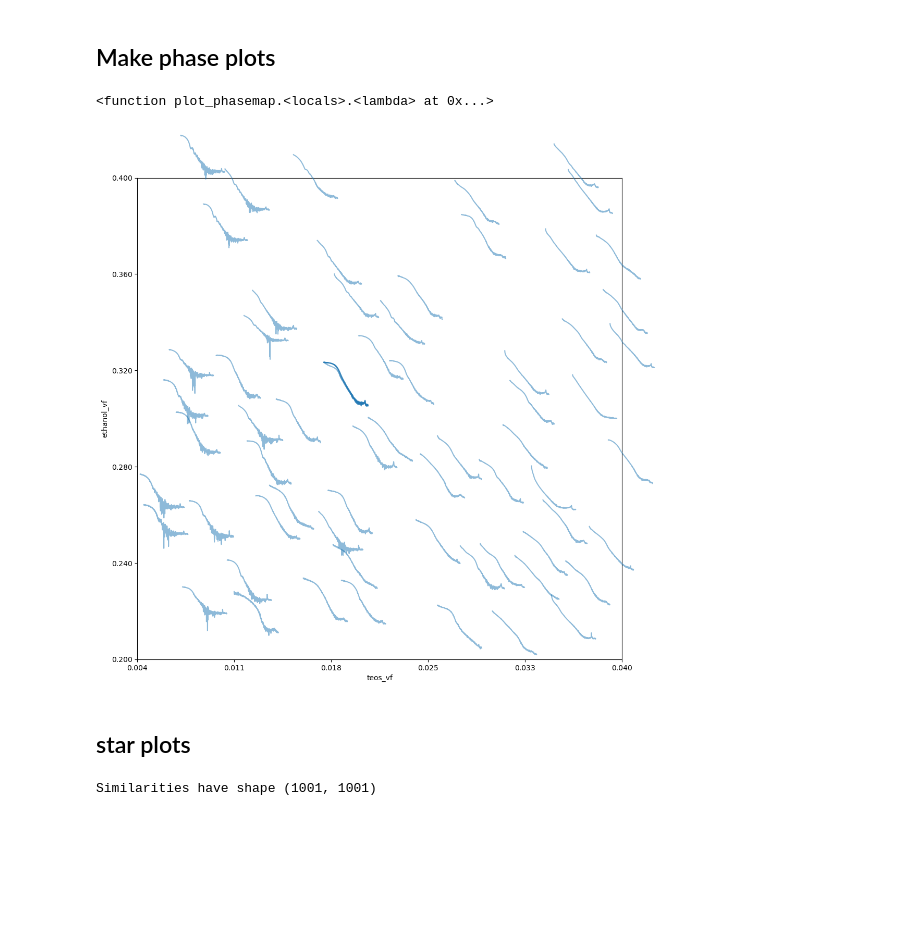
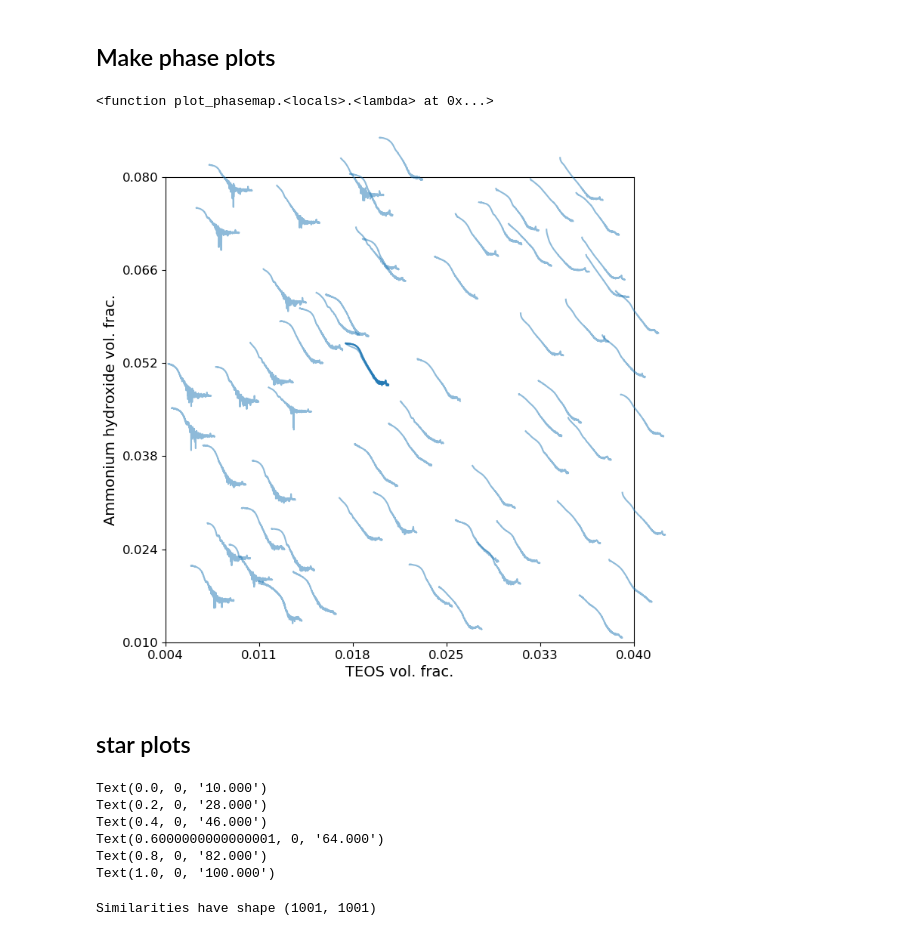
Before and after one commit to pozzo-research-group/silica-np-synthesis, a Jupyter notebook: APS_data_analysis/APS_EDA.ipynb, the cells around one changed output. Cells and saved outputs as stored; diff of their text form; code cells hidden in the pictures; blank space fills up the shorter version.

Commit message:
APS initial data exploration

```diff
--- a/APS_data_analysis/APS_EDA.ipynb
+++ b/APS_data_analysis/APS_EDA.ipynb
@@ -12,0 +14,3 @@ import pd_utils
+# %%
+q = np.logspace(-5, 1)
+I = q**-1
@@ -145,0 +157,11 @@ paths
+# %%
+for sample in sobolbatch_samples.values():
+    if sample['sample_name'] == 'SobolBatch_43':
+        fig, ax = plt.subplots()
+        q = sample['data']['Qvector_A']
+        I = sample['data']['Intensity']
+        ax.loglog(q, I, ls = '', marker = '.')
+
+        ax.set_xlabel('q [1/A]')
+        #ax.set_title(sample['sample_name'])
+        plt.savefig('sample43.png', dpi = 300)
@@ -183,7 +207,7 @@ upper_bounds = [constants['TEOS']['maximum_volume_fraction'],
                 constants['water']['maximum_volume_fraction']]
 # %%
 x_ind = 0
-y_ind = 2
+y_ind = 1
 
 
 names = ['teos_vf', 'ammonia_vf', 'ethanol_vf', 'ctab_mass', 'F127_mass', 'water_vf']
@@ -207,7 +231,7 @@ y_key = y_name
 
 
 
-fig, ax = plt.subplots(figsize = (12, 12))
+fig, ax = plt.subplots(figsize = (8, 8))
 
 c_1 = []
 s = []
@@ -228,40 +252,61 @@ for uuid_val, sample in sobolbatch_samples.items():
     #c_2.append([x_val, y_2_val])
     #colors_1.append(get_colormap_color(y_2_val, y_2_min, y_2_max))
     #colors_2.append(get_colormap_color(y_val, y_min, y_max))
 
 
 
 s = np.array(s)
 
 pd_utils.plot_phasemap(bounds, ax, c_1, s)
 #pd_utils.plot_phasemap(bounds_2, ax[1], c_2, s, colors = colors_2)
 
 
-ax.set_xlabel(f'{x_key}')
-ax.set_ylabel(f'{y_key}')
+#ax.set_xlabel(f'CTAB conc. [mg/mL]', size = 14)
+#ax.set_ylabel(f'Pluronic conc. [mg/mL]', size = 14)
+
+ax.set_xlabel(f'TEOS vol. frac.', size = 14)
+ax.set_ylabel(f'Ammonium hydroxide vol. frac.', size = 14)
+
+plt.xticks(fontsize=12)  # Set x-axis tick labels size
+plt.yticks(fontsize=12)  # Set y-axis tick labels size
 #ax[1].set_xlabel('TEOS volume fraction')
 #ax[1].set_ylabel('Ammonia volume fraction')
 
 #cmap_name = 'viridis'
 #norm = mcolors.Normalize(vmin=y_2_min, vmax=y_2_max)
 #norm2 = mcolors.Normalize(vmin=y_min, vmax = y_max)
 #cmap = cm.get_cmap(cmap_name)
 #cmap2 = cm.get_cmap(cmap_name)
 
 #cbar = fig.colorbar(cm.ScalarMappable(norm=norm, cmap=cmap), ax=ax[0])
 #cbar2 = fig.colorbar(cm.ScalarMappable(norm=norm2, cmap = cmap2), ax = ax[1])
 
 #cbar.set_label(y_2_key)
 #cbar2.set_label(y_key)
 
-
+#ax.xaxis.set_major_formatter(ticker.FuncFormatter(lambda x, _: f'{(x):.2f}'))
+#ax.yaxis.set_major_formatter(ticker.FuncFormatter(lambda y, _: f'{(y):.2f}'))
+#ax.set_xticklabels([(tick) for tick in ax.get_xticks()])
+#ax.set_yticklabels([int(tick) for tick in ax.get_yticks()])
+#ax.set_xticklabels([int(float(t.get_text())/10) for t in ax.get_xticklabels()])
+#ax.set_yticklabels([int(float(t.get_text())/10) for t in ax.get_yticklabels()])
 #fig.suptitle(plot_title)
-plt.savefig('Phaseplot_APS_ethanolTEOS.png', dpi = 300)
+plt.savefig('Phaseplot_APS_TEOSammonia.png', dpi = 300)
 # %% [output]
 <function plot_phasemap.<locals>.<lambda> at 0x...>
-[figure, old version]
+[figure, new version]
 # %% [markdown]
 ## star plots
+# %%
+for tic in ax.get_xticklabels():
+    print(tic)
+# %% [output]
+Text(0.0, 0, '10.000')
+Text(0.2, 0, '28.000')
+Text(0.4, 0, '46.000')
+Text(0.6000000000000001, 0, '64.000')
+Text(0.8, 0, '82.000')
+Text(1.0, 0, '100.000')
 # %%
 import pandas as pd
 import numpy as np
```
Also changed, not shown: parts of 8 cells of this notebook, 1 other file.
